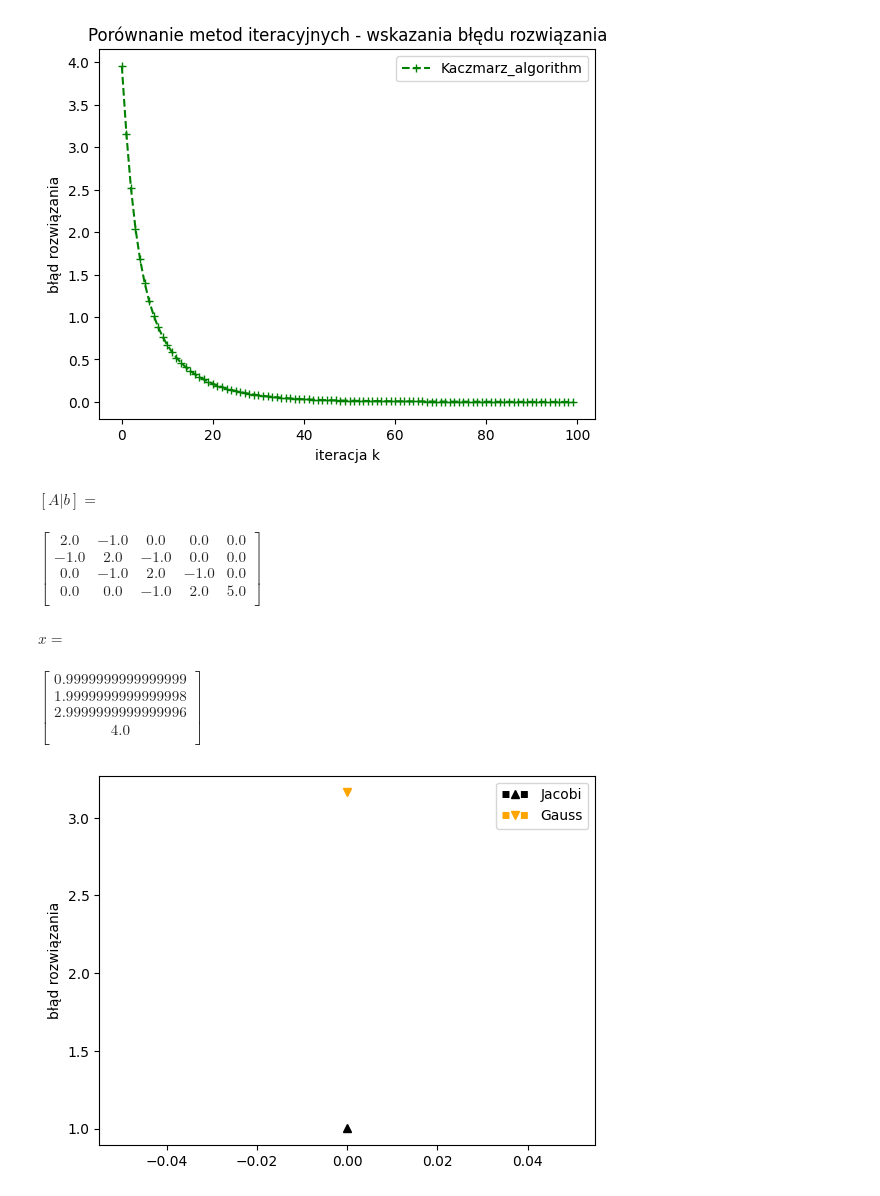
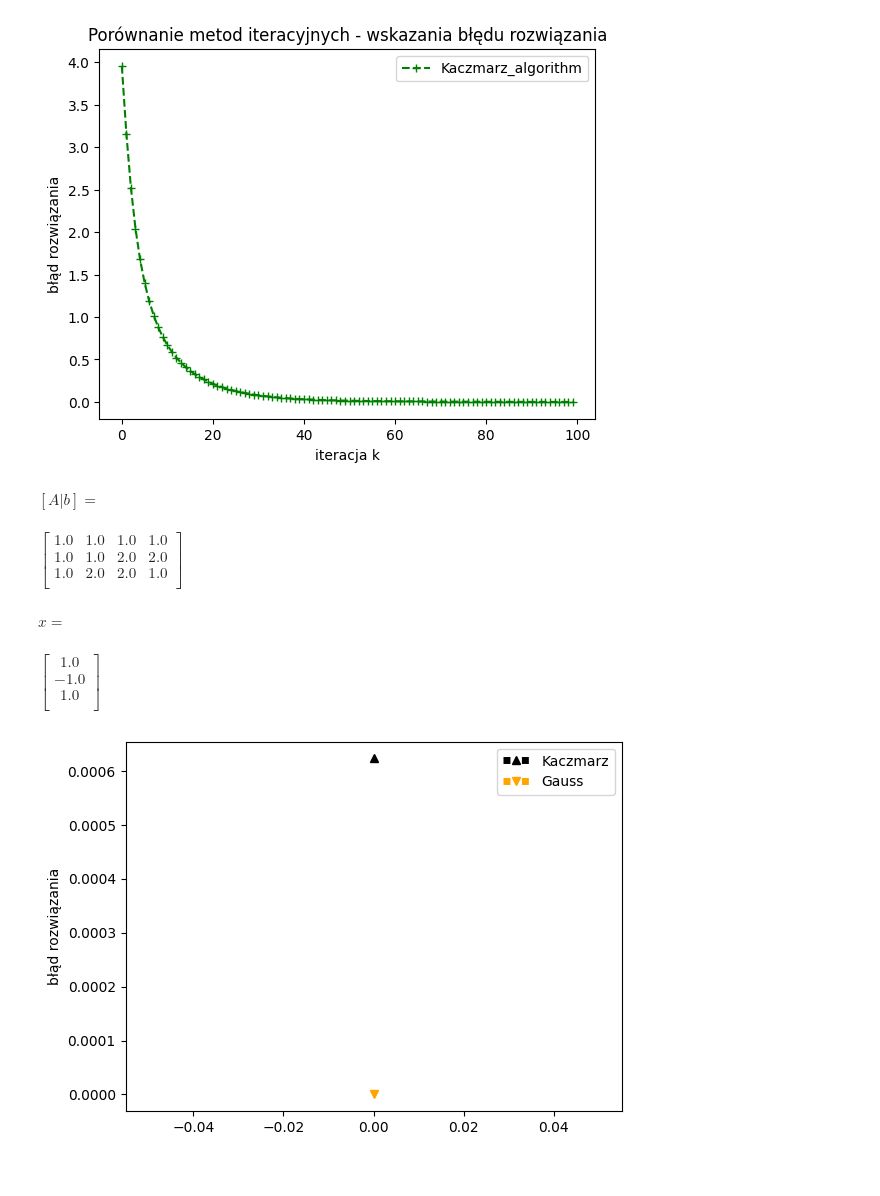
Before and after one commit to Dawid-Lukasiewicz/Numerical_Methodes, a Jupyter notebook: Lab5/zadanie2.ipynb, the cells around one changed output. Drawn from its saved outputs; the diff is of its cells as text; code cells hidden in the pictures.

Commit message:
fix relative error

```diff
--- a/Lab5/zadanie2.ipynb
+++ b/Lab5/zadanie2.ipynb
@@ -30,39 +31,38 @@ Warning Landweber: convergence may not occur
 [figure]
 [figure]
 # %%
-from solvers_lab1 import gauss_elimination
+from solvers_lab1 import gauss_elimination_partial_pivot
 from solvers_lab1 import back_substitution
 
-Ab = np.loadtxt(os.path.join(zadania, "zad1.txt"), float, delimiter=" ", ndmin=2)
+Ab = np.loadtxt(os.path.join(zadania, "zad2.txt"), float, delimiter=" ", ndmin=2)
 N = len(Ab)
 display(Math("[A|b] ="))
 mx.print_matrix(Ab)
-if not gauss_elimination(Ab, N):
-    print("Division by zero\n")
-else:
-    x = back_substitution(Ab, N)
-    display(Math("x ="))
-    mx.print_matrix(x)
+
+gauss_elimination_partial_pivot(Ab, N)
+x = back_substitution(Ab, N)
+display(Math("x ="))
+mx.print_matrix(x)
 
 xs.append(x)
 # %% [output]
 $\displaystyle [A|b] =$
-$\displaystyle \begin{bmatrix}2.0&-1.0&0.0&0.0&0.0\\-1.0&2.0&-1.0&0.0&0.0\\0.0&-1.0&2.0&-1.0&0.0\\0.0&0.0&-1.0&2.0&5.0\\\end{bmatrix}$
+$\displaystyle \begin{bmatrix}1.0&1.0&1.0&1.0\\1.0&1.0&2.0&2.0\\1.0&2.0&2.0&1.0\\\end{bmatrix}$
 $\displaystyle x =$
-$\displaystyle \begin{bmatrix}0.9999999999999999\\1.9999999999999998\\2.9999999999999996\\4.0\\\end{bmatrix}$
+$\displaystyle \begin{bmatrix}1.0\\-1.0\\1.0\\\end{bmatrix}$
 # %%
 plt.figure(3)
 
 xError = []
 colors = ["black", "orange"]
 markerList = ["^", "v"]
-labelList = ["Jacobi", "Gauss"]
+labelList = ["Kaczmarz", "Gauss"]
 for i in range(len(xs)):
-    xError.append(np.linalg.norm(xs[i]) / np.linalg.norm(xe))
+    xError.append(solve_error(xs[i], xe))
     plt.plot(0, xError[i], ls='dotted', c=colors[i], marker=markerList[i], lw=5, label=labelList[i])
 
 plt.legend()
 plt.ylabel("błąd rozwiązania")
 plt.show()
 # %% [output]
-[figure, old version]
+[figure, new version]
```
Also changed, not shown: parts of 1 cell of this notebook, 2 other files.
